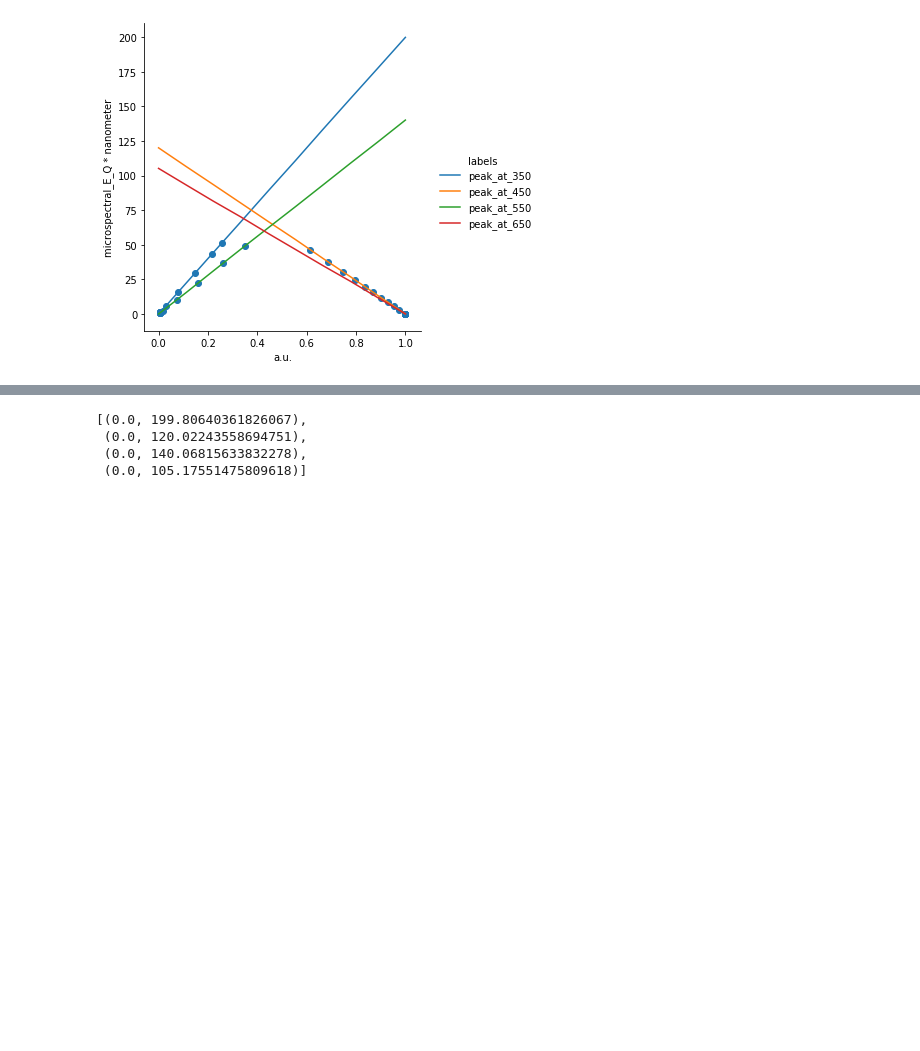
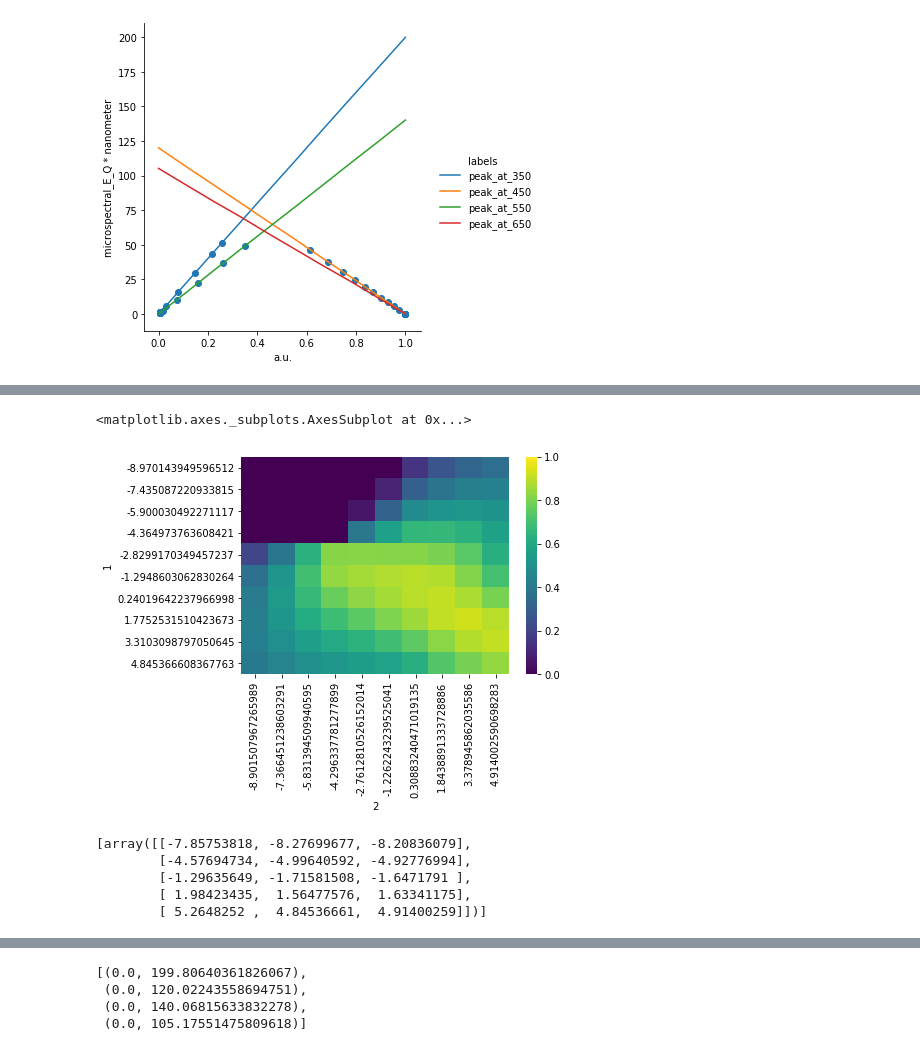
Before and after one commit to neuralsignal/dreye, a Jupyter notebook: messy_notebooks/rebase_Tests.ipynb, the cells around one changed output, grey strips where cells are left out. Saved outputs shown, nothing was run; the diff lists cells and outputs as text; code cells hidden in the pictures; blank space fills up the shorter version.

```diff
--- a/messy_notebooks/rebase_Tests.ipynb
+++ b/messy_notebooks/rebase_Tests.ipynb
@@ -723,3 +797,16 @@ plt.scatter(o4, efit.fitted_intensities_)
+# %%
+sns.heatmap(results_df.pivot_table('r2', 1, 2), vmin=0, vmax=1, cmap='viridis')
+# %% [output]
+<matplotlib.axes._subplots.AxesSubplot at 0x...>
+[figure, added]
+# %%
+excites
+# %% [output]
+[array([[-7.85753818, -8.27699677, -8.20836079],
+        [-4.57694734, -4.99640592, -4.92776994],
+        [-1.29635649, -1.71581508, -1.6471791 ],
+        [ 1.98423435,  1.56477576,  1.63341175],
+        [ 5.2648252 ,  4.84536661,  4.91400259]])]
 # %%
 mps.intensity_bounds
 # %% [output]
```
Also changed, not shown: parts of 32 cells of this notebook, 6 other files.
